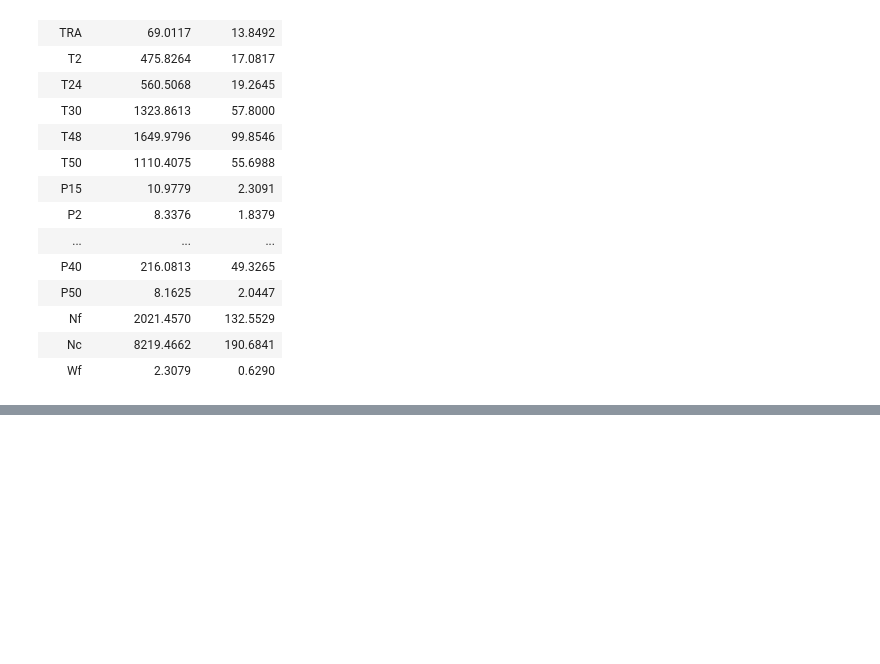
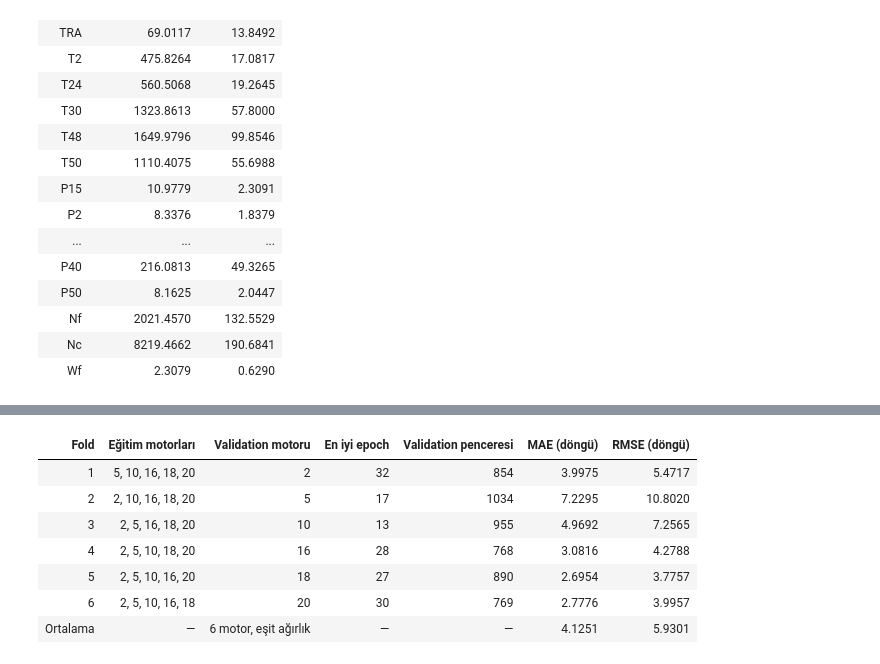
Before and after one commit to ilkinsoydas/End-to-End-PdM-Pipeline, a Jupyter notebook: n_cmapss/notebooks/07_TCN_Training_Results.ipynb, the cells around one changed output, grey strips where cells are left out. Saved outputs shown, nothing was run; the diff lists cells and outputs as text; code cells hidden in the pictures; blank space fills up the shorter version.

```diff
--- a/n_cmapss/notebooks/07_TCN_Training_Results.ipynb
+++ b/n_cmapss/notebooks/07_TCN_Training_Results.ipynb
@@ -217,0 +245,78 @@ display(pd.DataFrame({
+# %%
+from pathlib import Path
+import json
+
+import pandas as pd
+from IPython.display import Markdown, display
+
+
+# Notebook hem proje kökünden hem notebooks/ klasöründen çalışır.
+project_root = next(
+    p for p in (Path.cwd(), *Path.cwd().parents)
+    if (p / "n_cmapss" / "outputs" / "tcn").is_dir()
+)
+base = project_root / "n_cmapss"
+runs_dir = base / "outputs" / "tcn"
+
+with (base / "processed" / "split_folds.json").open(encoding="utf-8") as f:
+    splits = json.load(f)
+
+rows = []
+
+for split in sorted(splits["folds"], key=lambda s: s["fold"]):
+    fold = split["fold"]
+    val_motor = split["validation_units"][0]
+
+    # Aynı fold tekrar çalıştırılmışsa metrikleri kaydedilmiş en son koşuyu al.
+    files = sorted(runs_dir.glob(f"fold_{fold}_*/metrics.csv"))
+    if not files:
+        raise FileNotFoundError(f"Fold {fold} için metrics.csv bulunamadı.")
+
+    metric = pd.read_csv(files[-1]).iloc[0]
+    if int(metric["fold"]) != fold or int(metric["validation_unit"]) != val_motor:
+        raise ValueError(f"Fold {fold}: kayıtlı sonuç motor ayrımıyla eşleşmiyor.")
+
+    rows.append({
+        "Fold": fold,
+        "Eğitim motorları": ", ".join(map(str, split["train_units"])),
+        "Validation motoru": val_motor,
+        "En iyi epoch": int(metric["best_epoch"]),
+        "Validation penceresi": int(metric["windows"]),
+        "MAE (döngü)": metric["mae"],
+        "RMSE (döngü)": metric["rmse"],
+    })
+
+results = pd.DataFrame(rows)
+metrics = ["MAE (döngü)", "RMSE (döngü)"]
+
+# Her motora eşit ağırlık ver. Ortalamayı yuvarlamadan önce hesapla.
+average = {
+    "Fold": "Ortalama",
+    "Eğitim motorları": "—",
+    "Validation motoru": "6 motor, eşit ağırlık",
+    "En iyi epoch": "—",
+    "Validation penceresi": "—",
+    **results[metrics].mean().to_dict(),
+}
+table = pd.concat([results, pd.DataFrame([average])], ignore_index=True)
+
+test_motors = ", ".join(map(str, splits["official_test_units"]))
+display(Markdown(
+    "### TCN baseline · Altı fold'un validation sonuçları\n\n"
+    f"Resmî test motorları: **{test_motors}**. Bu tabloda yalnızca "
+    "validation sonuçları gösterilir. Her iki metrikte de düşük değer daha iyidir."
+))
+display(
+    table.style
+    .hide(axis="index")
+    .format({col: "{:.4f}" for col in metrics})
+    .highlight_min(
+        subset=pd.IndexSlice[results.index, metrics],
+        color="#bf5e5e",
+    )
+    .set_properties(
+        subset=pd.IndexSlice[[len(results)], :],
+        **{"font-weight": "bold"},
+    )
+)
+# %% [output]
@@ -217,0 +326,8 @@ display(pd.DataFrame({
+| Fold | Eğitim motorları | Validation motoru | En iyi epoch | Validation penceresi | MAE (döngü) | RMSE (döngü) |
+| 1 | 5, 10, 16, 18, 20 | 2 | 32 | 854 | 3.9975 | 5.4717 |
+| 2 | 2, 10, 16, 18, 20 | 5 | 17 | 1034 | 7.2295 | 10.8020 |
+| 3 | 2, 5, 16, 18, 20 | 10 | 13 | 955 | 4.9692 | 7.2565 |
+| 4 | 2, 5, 10, 18, 20 | 16 | 28 | 768 | 3.0816 | 4.2788 |
+| 5 | 2, 5, 10, 16, 20 | 18 | 27 | 890 | 2.6954 | 3.7757 |
+| 6 | 2, 5, 10, 16, 18 | 20 | 30 | 769 | 2.7776 | 3.9957 |
+| Ortalama | — | 6 motor, eşit ağırlık | — | — | 4.1251 | 5.9301 |
```
Also changed, not shown: parts of 5 cells of this notebook, 4 other files.
